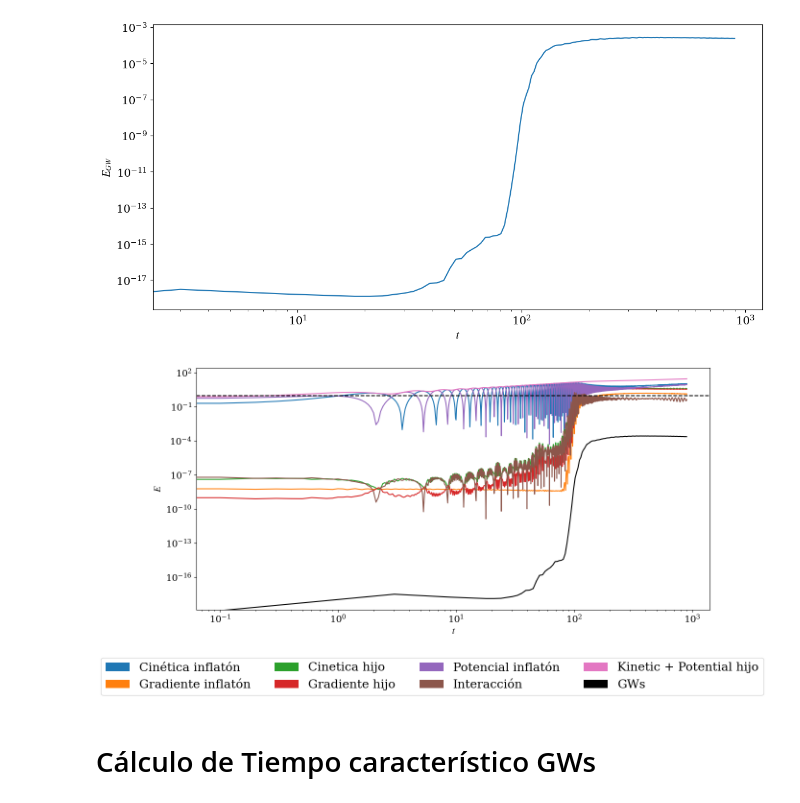
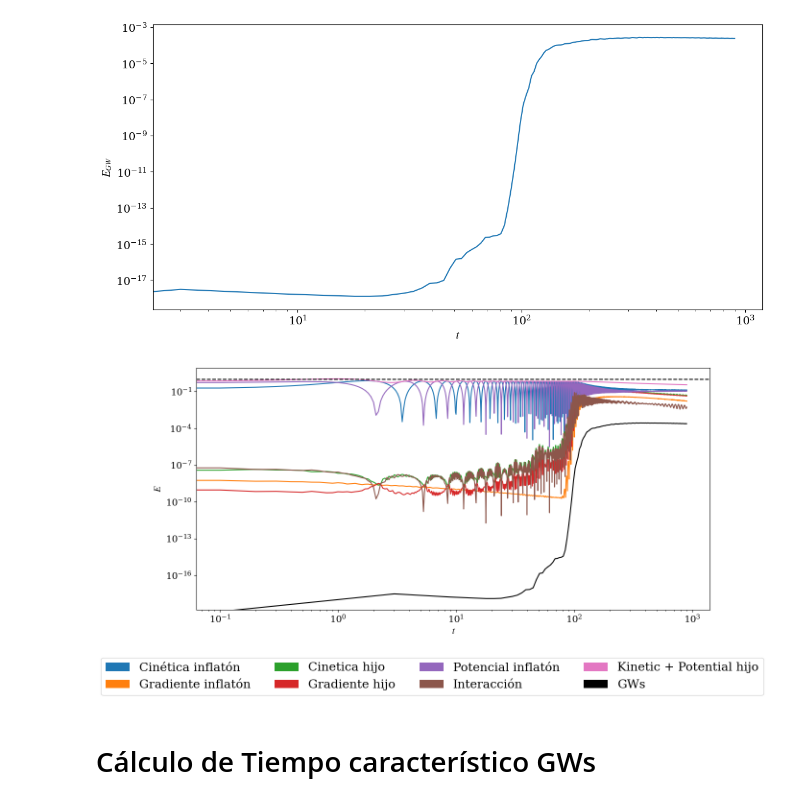
Before and after one commit to TomasCiccarella/Tesis, a Jupyter notebook: cosmolattice/build_m2phi2/m2phi2(new).ipynb, the cells around one changed output. Drawn from its saved outputs; the diff is of its cells as text; code cells hidden in the pictures.

```diff
--- a/cosmolattice/build_m2phi2/m2phi2(new).ipynb
+++ b/cosmolattice/build_m2phi2/m2phi2(new).ipynb
@@ -36,7 +36,7 @@ if expansion == True:
     plt.figure(figsize=(12, 6))
 
     plt.plot(aDat[:,0], aDat[:,1])
-    plt.plot(aDat[:,0], aDat[:,0]**2+1, "--")
+    plt.plot(aDat[:,0], aDat[:,0]**(2/3)+1, "--")
 
     plt.ylabel("$a$")
     plt.xlabel('$\\tilde\eta$')
@@ -148,7 +148,7 @@ colors = ["tab:blue", "tab:orange", "tab:green", "tab:red", "tab:purple", "tab:b
 fig = plt.figure(figsize=(12, 6))
 
 for i in range(1,nColumns):
-    plt.plot(enDat[:,0], enDat[:,i]*aDat[:,1]**4, color = colors[i-1])
+    plt.plot(enDat[:,0], enDat[:,i]*aDat[:,1]**3, color = colors[i-1])
 plt.yscale('log')
 plt.xscale('log')
 plt.xlabel("$\\tilde \eta$")
@@ -339,28 +339,28 @@ plt.show()
 # %%
 fig = plt.figure(figsize=(12, 6))
 
 label = ["Cinética inflatón", "Gradiente inflatón", "Cinetica hijo", "Gradiente hijo", "Potencial inflatón", "Interacción", "Kinetic + Potential hijo", "GWs"]
 colors = ["tab:blue", "tab:orange", "tab:green", "tab:red", "tab:purple", "tab:brown", "tab:pink", "black"]
 
 for i in range(1,nColumns):
-    plt.plot(enDat[:,0], enDat[:,i]*aDat[:,1]**4, color = colors[i-1])
+    plt.plot(enDat[:,0], enDat[:,i]*aDat[:,1]**3, color = colors[i-1])
 plt.plot(np.arange(nSpectra)*3, E, color = 'black')
 plt.axhline(y = 1, ls = "--", color = "black")
 plt.yscale('log')
 plt.xscale('log')
 plt.xlabel(r'$t$')
 plt.ylabel(r'$E$')
 
 plt.tight_layout()
 
 # Crear leyenda general con los colores
 from matplotlib.patches import Patch
 legend_elements = [Patch(facecolor=colors[i], label=label[i]) for i in range(len(label))]
 fig.legend(handles=legend_elements, loc='upper center', bbox_to_anchor=(0.5, -0.02), ncol=4, fontsize=18)
 
 plt.show()
 # %% [output]
-[figure, old version]
+[figure, new version]
 # %% [markdown]
 # Cálculo de Tiempo característico GWs
 # %%
```
Also changed, not shown: parts of 7 cells of this notebook, 3 other files.
